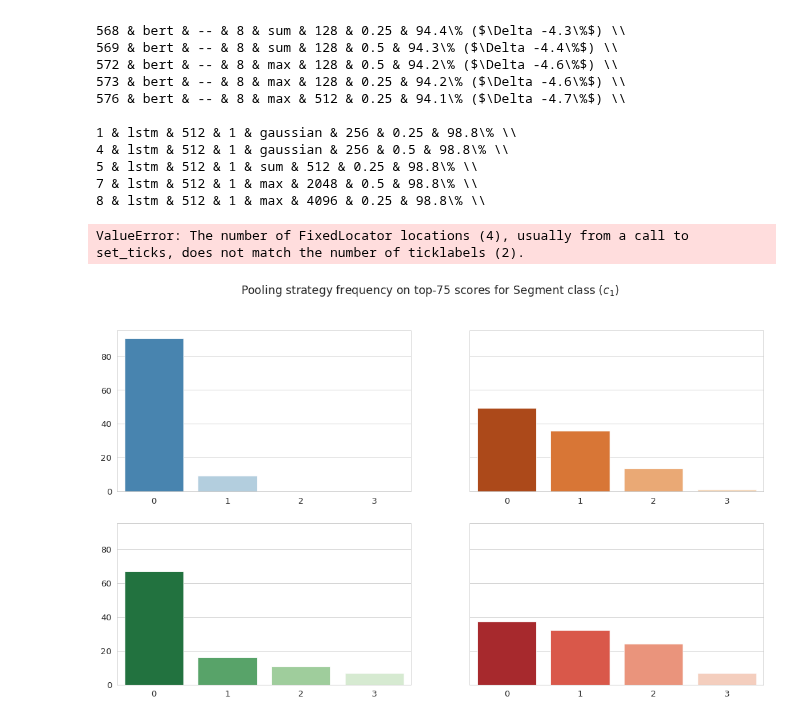
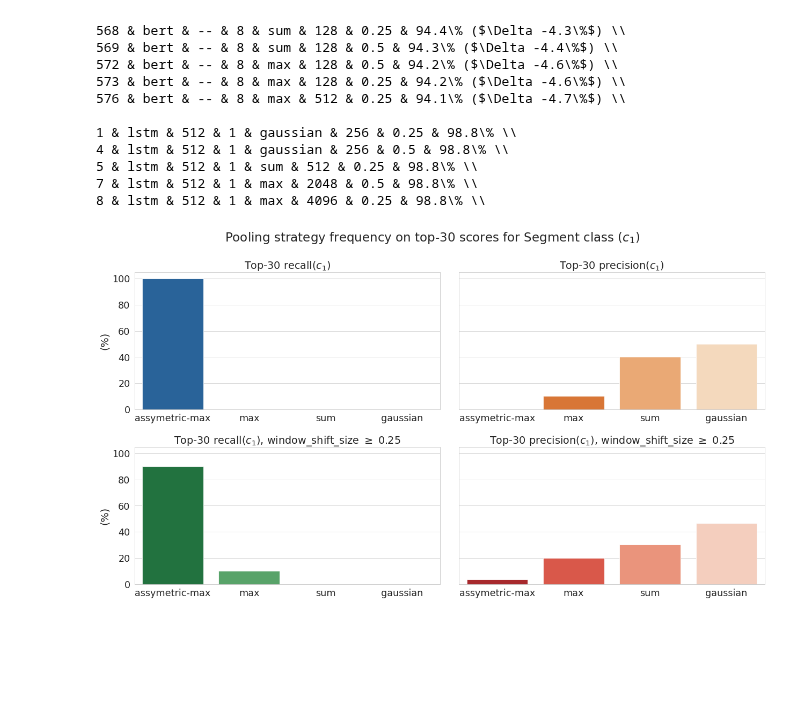
Before and after one commit to ulysses-camara/ulysses-segmenter, a Jupyter notebook: notebooks/6_result_analysis.ipynb, the cells around one changed output. Cells and saved outputs as stored; diff of their text form; code cells hidden in the pictures; blank space fills up the shorter version.

Commit message:
update: improve graphs in 6_result_analysis

```diff
--- a/notebooks/6_result_analysis.ipynb
+++ b/notebooks/6_result_analysis.ipynb
@@ -1175,18 +1172,16 @@ print_metric_as_latex_table("per_cls_precision_1", ret, min_shift=0.25, min_wind
 7 & lstm & 512 & 1 & max & 2048 & 0.5 & 98.8\% \\
 8 & lstm & 512 & 1 & max & 4096 & 0.25 & 98.8\% \\
 # %%
-import collections
-
 sns.set_theme(
     context="paper",
     style="whitegrid",
     palette="crest",
-    font_scale=1.5,
+    font_scale=2,
 )
 
 fig, ((ax1, ax2), (ax3, ax4)) = plt.subplots(2, 2, figsize=(10 * 16/9, 10), sharex="row", sharey=True)
 
-top_n = 75
+top_n = 30
 
 recall_1_global = get_rank_by_metric(
     ret,
@@ -1224,6 +1219,17 @@ precision_1_global_constrained = get_rank_by_metric(
     min_window_size=0,
 )
 
+
+labels = ("assymetric-max", "max", "sum", "gaussian")
+
+
+def fill_classes(counter):
+    for lab in labels:
+        counter.setdefault(lab, 0)
+
+    return counter
+
+
 recall_top_pooling = collections.Counter([
     pooling for (_, (_, pooling, *_), _) in recall_1_global
 ])
@@ -1237,43 +1243,55 @@ precision_top_pooling_constrained = collections.Counter([
     pooling for (_, (_, pooling, *_), _) in precision_1_global_constrained
 ])
 
+
+fill_classes(recall_top_pooling)
+fill_classes(precision_top_pooling)
+fill_classes(recall_top_pooling_constrained)
+fill_classes(precision_top_pooling_constrained)
+
+
+
 plt_1 = sns.barplot(
-    data=[[100*val/top_n] for val in recall_top_pooling.values()],
+    data=[[100*recall_top_pooling[lab]/top_n] for lab in labels],
     ax=ax1,
     palette="Blues_r",
 );
 
 plt_2 = sns.barplot(
-    data=[[100*val/top_n] for val in precision_top_pooling.values()],
+    data=[[100*precision_top_pooling[lab]/top_n] for lab in labels],
     ax=ax2,
     palette="Oranges_r",
 );
 
 plt_3 = sns.barplot(
-    data=[[100*val/top_n] for val in recall_top_pooling_constrained.values()],
+    data=[[100*recall_top_pooling_constrained[lab]/top_n] for lab in labels],
     ax=ax3,
     palette="Greens_r",
 );
 
 plt_4 = sns.barplot(
-    data=[[100*val/top_n] for val in precision_top_pooling_constrained.values()],
+    data=[[100*precision_top_pooling_constrained[lab]/top_n] for lab in labels],
     ax=ax4,
     palette="Reds_r",
 );
 
 fig.suptitle(f"Pooling strategy frequency on top-{top_n} scores for Segment class ($c_1$)")
 
-ax1.set_xticklabels(labels=list(recall_top_pooling.keys()))
-ax3.set_xticklabels(labels=list(recall_top_pooling.keys()))
+ax1.set_xticklabels(labels=labels)
+ax3.set_xticklabels(labels=labels)
 ax1.set_ylabel("(%)")
 ax3.set_ylabel("(%)")
 
 ax1.set_title(f"Top-{top_n} recall($c_1$)")
 ax2.set_title(f"Top-{top_n} precision($c_1$)")
 ax3.set_title(f"Top-{top_n} recall($c_1$), window_shift_size $\geq$ 0.25")
 ax4.set_title(f"Top-{top_n} precision($c_1$), window_shift_size $\geq$ 0.25")
 
 plt.tight_layout()
+plt.savefig(
+    os.path.join(OUTPUT_DIR, f"pooling_strategy_freqs_top_{top_n}.pdf"),
+    format="pdf",
+    transparent=True,
+)
 # %% [output]
-ValueError: The number of FixedLocator locations (4), usually from a call to set_ticks, does not match the number of ticklabels (2).
-[figure, old version]
+[figure, new version]
```
Also changed, not shown: parts of 5 cells of this notebook.
